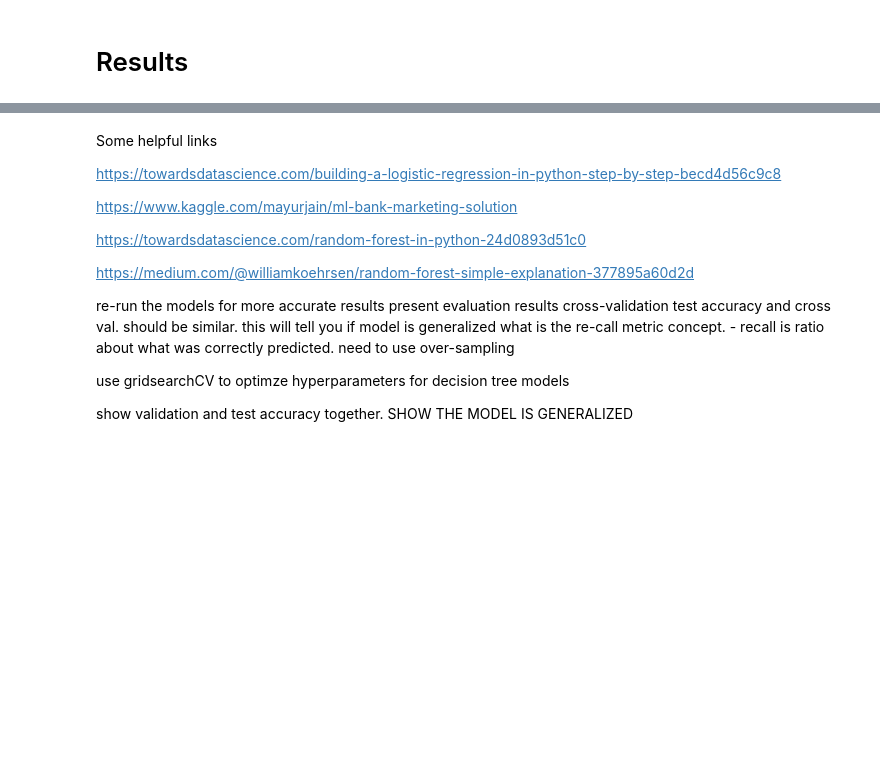
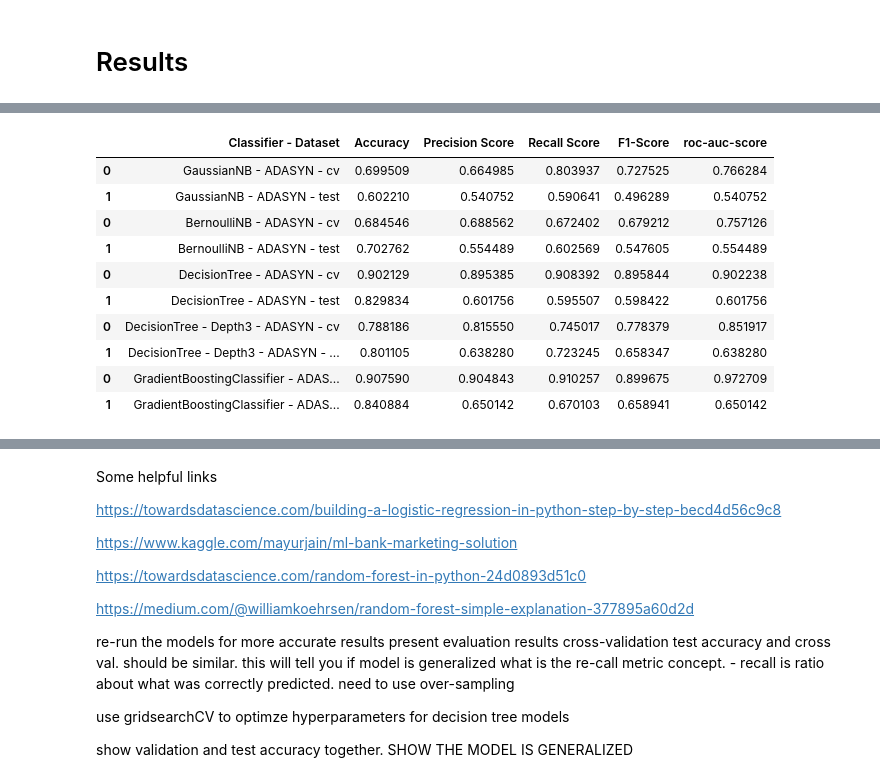
Before and after one commit to JialunC/SCS3250-final-project, a Jupyter notebook: Final_project_UofT_intro_datascience.ipynb, the cells around one changed output, grey strips where cells are left out. Saved outputs shown, nothing was run; the diff lists cells and outputs as text; code cells hidden in the pictures; blank space fills up the shorter version.

```diff
--- a/Final_project_UofT_intro_datascience.ipynb
+++ b/Final_project_UofT_intro_datascience.ipynb
@@ -928,0 +967,26 @@ log
+# %%
+list_of_classifier = {
+    'GaussianNB - ADASYN': GaussianNB(),
+    'BernoulliNB - ADASYN': BernoulliNB(),
+    'DecisionTree - ADASYN': tree.DecisionTreeClassifier(random_state=seed),
+    'DecisionTree - Depth3 - ADASYN': tree.DecisionTreeClassifier(random_state=seed, max_depth=3),
+    'GradientBoostingClassifier - ADASYN': GradientBoostingClassifier(n_estimators=100, random_state=seed)
+}
+sm = SMOTE(random_state=15)
+log = pd.DataFrame(columns=log_cols)
+for name, clf in list_of_classifier.items():
+    result, _ = split_dataset_run_cross_val_and_evaluate_with_test_dataset(X, Y, clf, name, sm)
+    log = log.append(result)
+log
+# %% [output]
+|  | Classifier - Dataset | Accuracy | Precision Score | Recall Score | F1-Score | roc-auc-score |
+| 0 | GaussianNB - ADASYN - cv | 0.699509 | 0.664985 | 0.803937 | 0.727525 | 0.766284 |
+| 1 | GaussianNB - ADASYN - test | 0.602210 | 0.540752 | 0.590641 | 0.496289 | 0.540752 |
+| 0 | BernoulliNB - ADASYN - cv | 0.684546 | 0.688562 | 0.672402 | 0.679212 | 0.757126 |
+| 1 | BernoulliNB - ADASYN - test | 0.702762 | 0.554489 | 0.602569 | 0.547605 | 0.554489 |
+| 0 | DecisionTree - ADASYN - cv | 0.902129 | 0.895385 | 0.908392 | 0.895844 | 0.902238 |
+| 1 | DecisionTree - ADASYN - test | 0.829834 | 0.601756 | 0.595507 | 0.598422 | 0.601756 |
+| 0 | DecisionTree - Depth3 - ADASYN - cv | 0.788186 | 0.815550 | 0.745017 | 0.778379 | 0.851917 |
+| 1 | DecisionTree - Depth3 - ADASYN - ... | 0.801105 | 0.638280 | 0.723245 | 0.658347 | 0.638280 |
+| 0 | GradientBoostingClassifier - ADAS... | 0.907590 | 0.904843 | 0.910257 | 0.899675 | 0.972709 |
+| 1 | GradientBoostingClassifier - ADAS... | 0.840884 | 0.650142 | 0.670103 | 0.658941 | 0.650142 |
```
Also changed, not shown: parts of 39 cells of this notebook.
